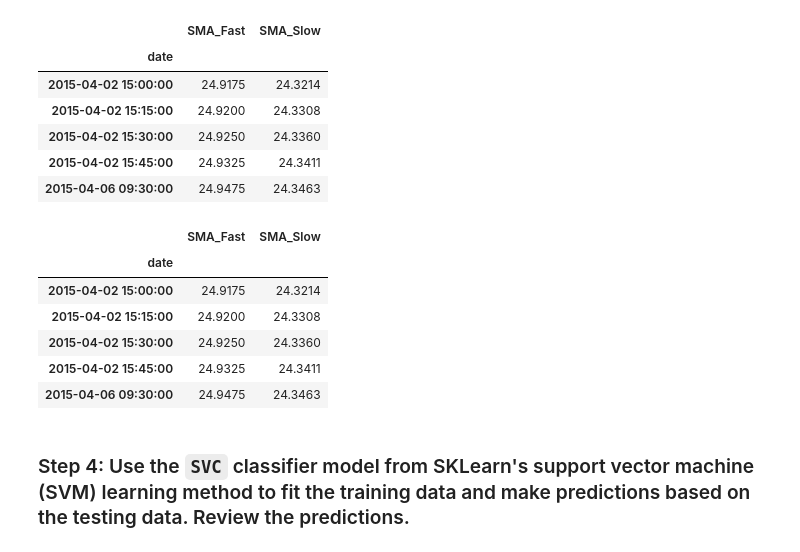
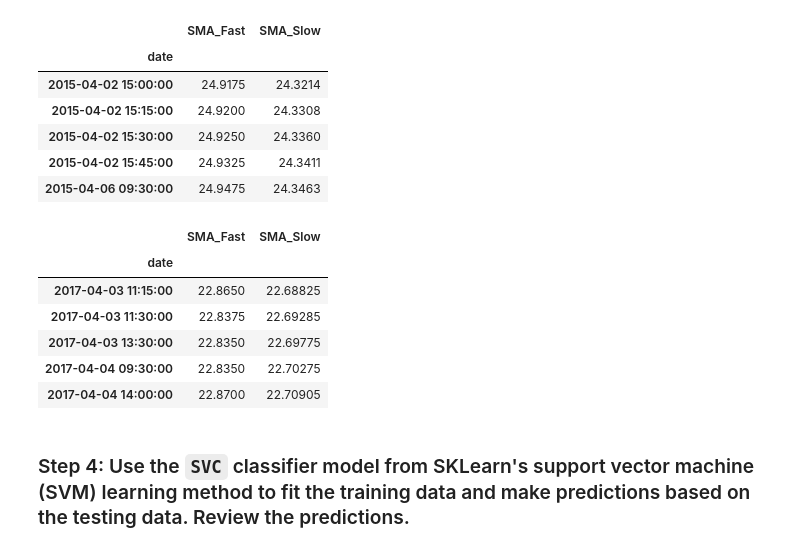
Before and after one commit to Rishi-Prasadha/RICE-FINTECH-14_Challenge, a Jupyter notebook: Starter_Code-4/machine_learning_trading_bot.ipynb, the cells around one changed output. Cells and saved outputs as stored; diff of their text form; code cells hidden in the pictures.

```diff
--- a/Starter_Code-4/machine_learning_trading_bot.ipynb
+++ b/Starter_Code-4/machine_learning_trading_bot.ipynb
@@ -271,7 +261,7 @@ print(training_begin)
 2015-04-02 15:00:00
 # %%
 # Select the ending period for the training data with an offset of 3 months
-training_end = X.index.min() + DateOffset(months=3)
+training_end = X.index.min() + DateOffset(months=24)
 
 # Display the training end date
 print(training_end)
@@ -295,18 +285,18 @@ X_train.head()
 # %%
 # Generate the X_test and y_test DataFrames
 X_test = X.loc[training_end+DateOffset(hours=1):]
 y_test = y.loc[training_end+DateOffset(hours=1):]
 
 # Review the X_test DataFrame
-X_train.head()
+X_test.head()
 # %% [output]
 |  | SMA_Fast | SMA_Slow |
 | date |  |  |
-| 2015-04-02 15:00:00 | 24.9175 | 24.3214 |
-| 2015-04-02 15:15:00 | 24.9200 | 24.3308 |
-| 2015-04-02 15:30:00 | 24.9250 | 24.3360 |
-| 2015-04-02 15:45:00 | 24.9325 | 24.3411 |
-| 2015-04-06 09:30:00 | 24.9475 | 24.3463 |
+| 2017-04-03 11:15:00 | 22.8650 | 22.68825 |
+| 2017-04-03 11:30:00 | 22.8375 | 22.69285 |
+| 2017-04-03 13:30:00 | 22.8350 | 22.69775 |
+| 2017-04-04 09:30:00 | 22.8350 | 22.70275 |
+| 2017-04-04 14:00:00 | 22.8700 | 22.70905 |
 # %%
 # Scale the features DataFrames
 
```
Also changed, not shown: parts of 9 cells of this notebook, 2 other files.
